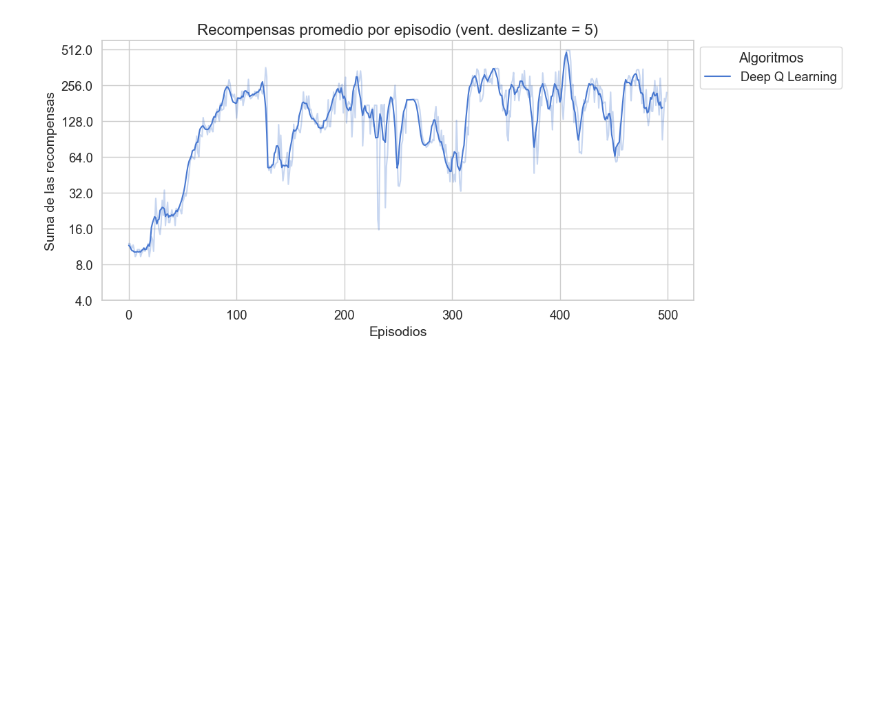
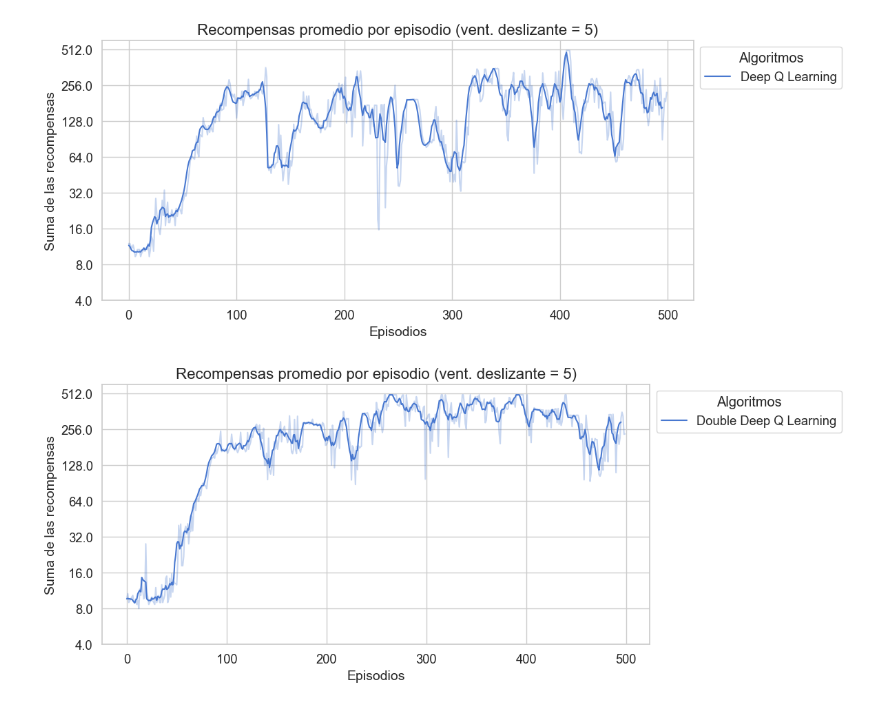
Before and after one commit to mlucasumu/EML_RL_LucasOrtiz, a Jupyter notebook: entornos_complejos/metodos_aproximados.ipynb, the cells around one changed output. Saved outputs shown, nothing was run; the diff lists cells and outputs as text; code cells hidden in the pictures; blank space fills up the shorter version.

Commit message:
Double Deep Q-Learning

```diff
--- a/entornos_complejos/metodos_aproximados.ipynb
+++ b/entornos_complejos/metodos_aproximados.ipynb
@@ -349,3 +349,17 @@ plotting.plot_rewards([rewards],
                       rolling_window=5)
 # %% [output]
 [figure]
+# %%
+env = gym.make("CartPole-v1", render_mode="rgb_array")
+net = QNetwork(state_dim=state_dim, action_dim=action_dim, hidden_dim=64)
+learner = DoubleDQNLearner(state_size=state_dim, action_size=action_dim, q_network=net)
+policy = EpsilonGreedyPolicy(epsilon=0.1)
+agent = Agent(env, learner, policy)
+qtable, rewards, lengths, stats = agent.train(num_episodes=500, n_runs=3)
+# %%
+plotting.plot_rewards([rewards],
+                      ["Double Deep Q Learning"],
+                      log_scale=True,
+                      rolling_window=5)
+# %% [output]
+[figure, added]
```
Also changed, not shown: parts of 1 cell of this notebook, 4 other files.
